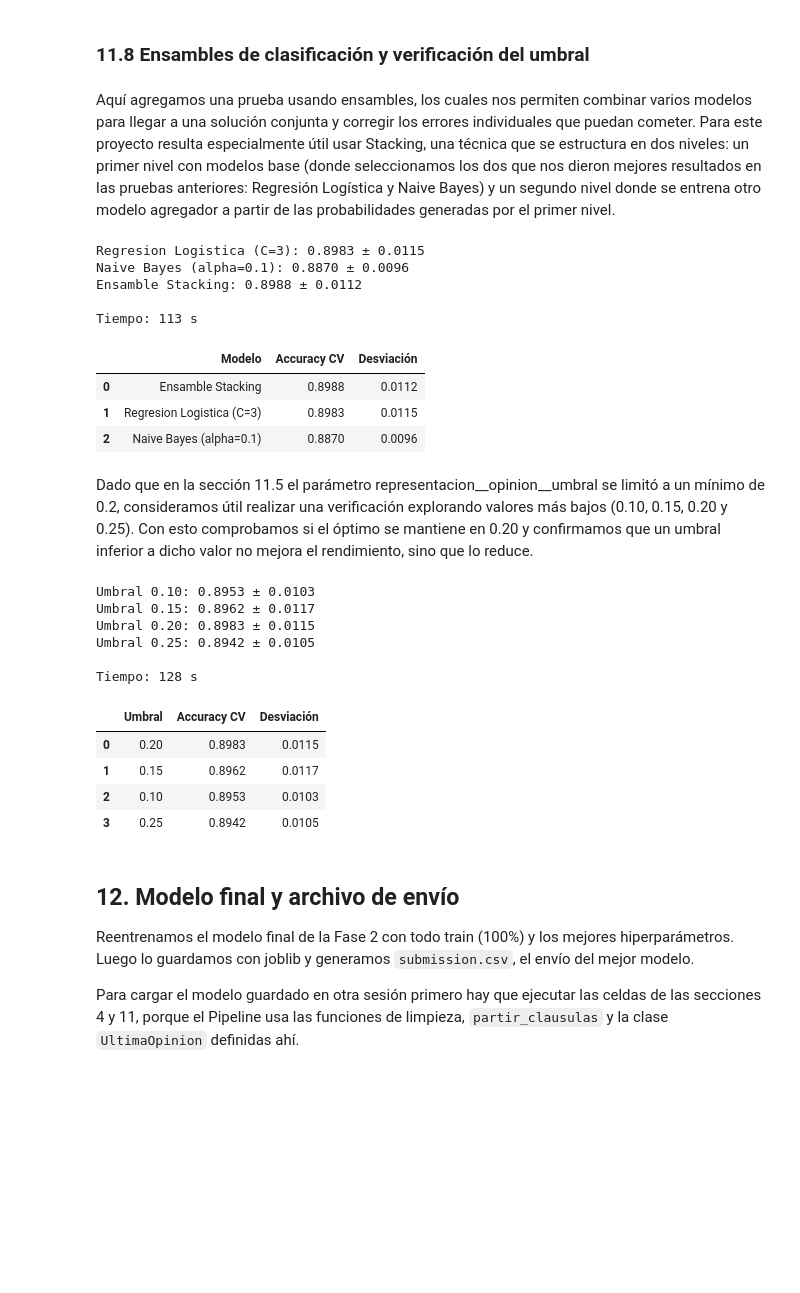
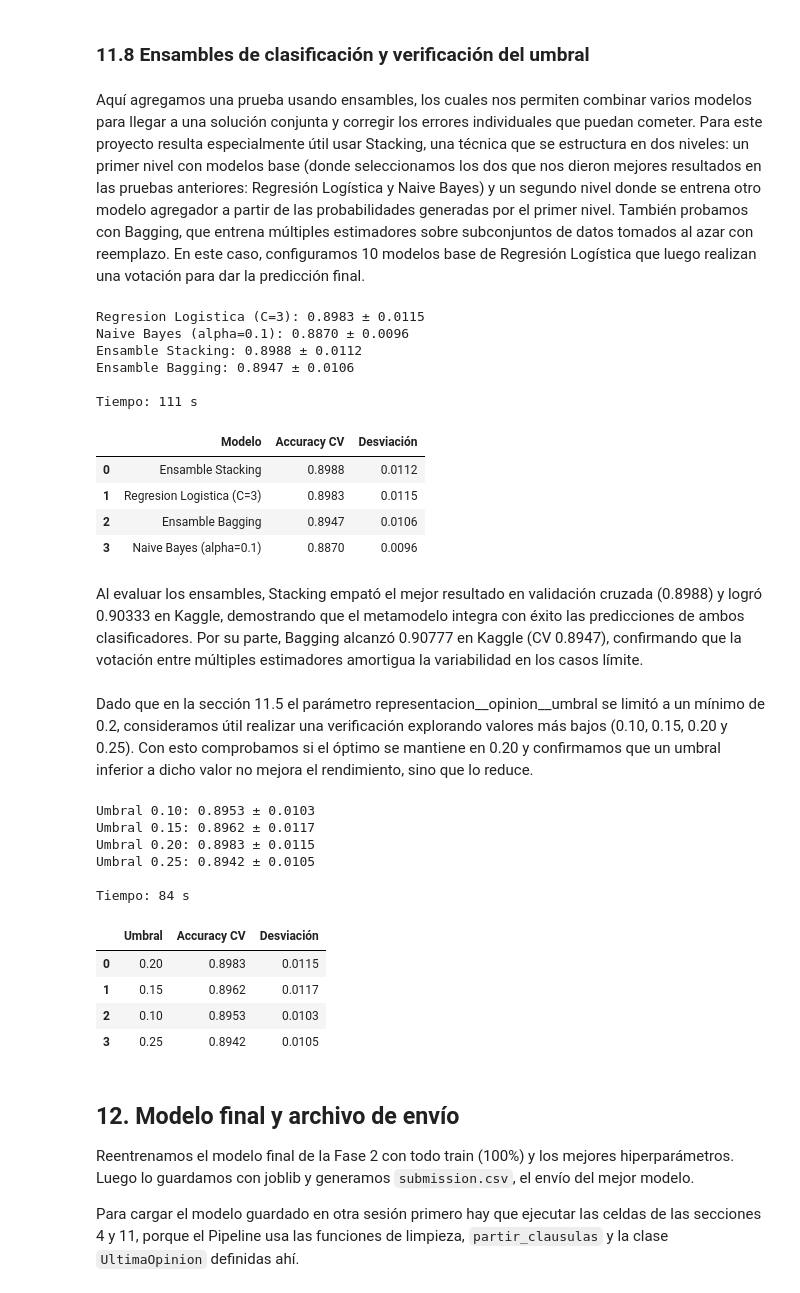
Before and after one commit to nreyl/ML-P1-G29, a Jupyter notebook: Proyecto_P1_G29.ipynb, the cells around one changed output. Saved outputs shown, nothing was run; the diff lists cells and outputs as text; code cells hidden in the pictures; blank space fills up the shorter version.

```diff
--- a/Proyecto_P1_G29.ipynb
+++ b/Proyecto_P1_G29.ipynb
@@ -1038,11 +1038,11 @@ Al revisar más errores encontramos varios casos con la misma estructura y etiqu
 # %% [markdown]
 ### 11.8 Ensambles de clasificación y verificación del umbral
 # %% [markdown]
-Aquí agregamos una prueba usando ensambles, los cuales nos permiten combinar varios modelos para llegar a una solución conjunta y corregir los errores individuales que puedan cometer. Para este proyecto resulta especialmente útil usar Stacking, una técnica que se estructura en dos niveles: un primer nivel con modelos base (donde seleccionamos los dos que nos dieron mejores resultados en las pruebas anteriores: Regresión Logística y Naive Bayes) y un segundo nivel donde se entrena otro modelo agregador a partir de las probabilidades generadas por el primer nivel.
+Aquí agregamos una prueba usando ensambles, los cuales nos permiten combinar varios modelos para llegar a una solución conjunta y corregir los errores individuales que puedan cometer. Para este proyecto resulta especialmente útil usar Stacking, una técnica que se estructura en dos niveles: un primer nivel con modelos base (donde seleccionamos los dos que nos dieron mejores resultados en las pruebas anteriores: Regresión Logística y Naive Bayes) y un segundo nivel donde se entrena otro modelo agregador a partir de las probabilidades generadas por el primer nivel. También probamos con Bagging, que entrena múltiples estimadores sobre subconjuntos de datos tomados al azar con reemplazo. En este caso, configuramos 10 modelos base de Regresión Logística que luego realizan una votación para dar la predicción final.
 # %%
-# Comparación de modelos y Ensamble Stacking sobre la Fase 2
+# Comparación de modelos y Ensambles (Stacking y Bagging) sobre la Fase 2
 
-from sklearn.ensemble import StackingClassifier
+from sklearn.ensemble import StackingClassifier, BaggingClassifier
 
 # Usamos la misma representación optimizada de la Fase 2
 pipeline_base = grid_final.best_estimator_
@@ -1057,35 +1057,44 @@ modelos_curso = {
         ],
         final_estimator=LogisticRegression(max_iter=5000),  # modelo de segundo nivel que decide finalmente
         cv=5
+    ),
+    'Ensamble Bagging': BaggingClassifier(
+        estimator=LogisticRegression(C=3, max_iter=5000),
+        n_estimators=10,
+        random_state=SEMILLA
     ),
 }
 
 resultados_modelos_fase2 = []
 inicio = time.time()
 
 for nombre, clf in modelos_curso.items():
     pipe_eval = clone(pipeline_base).set_params(modelo=clf)
     scores = cross_val_score(pipe_eval, X_train, y_train, cv=cv, scoring='accuracy', n_jobs=-1)
 
     resultados_modelos_fase2.append({
         'Modelo': nombre,
         'Accuracy CV': scores.mean(),
         'Desviación': scores.std(),
     })
     print(f'{nombre}: {scores.mean():.4f} ± {scores.std():.4f}')
 
 print(f'\nTiempo: {time.time() - inicio:.0f} s')
 pd.DataFrame(resultados_modelos_fase2).sort_values('Accuracy CV', ascending=False).reset_index(drop=True).round(4)
 # %% [output]
 Regresion Logistica (C=3): 0.8983 ± 0.0115
 Naive Bayes (alpha=0.1): 0.8870 ± 0.0096
 Ensamble Stacking: 0.8988 ± 0.0112
+Ensamble Bagging: 0.8947 ± 0.0106
 
-Tiempo: 113 s
+Tiempo: 111 s
 |  | Modelo | Accuracy CV | Desviación |
 | 0 | Ensamble Stacking | 0.8988 | 0.0112 |
 | 1 | Regresion Logistica (C=3) | 0.8983 | 0.0115 |
-| 2 | Naive Bayes (alpha=0.1) | 0.8870 | 0.0096 |
+| 2 | Ensamble Bagging | 0.8947 | 0.0106 |
+| 3 | Naive Bayes (alpha=0.1) | 0.8870 | 0.0096 |
+# %% [markdown]
+Al evaluar los ensambles, Stacking empató el mejor resultado en validación cruzada (0.8988) y logró 0.90333 en Kaggle, demostrando que el metamodelo integra con éxito las predicciones de ambos clasificadores. Por su parte, Bagging alcanzó 0.90777 en Kaggle (CV 0.8947), confirmando que la votación entre múltiples estimadores amortigua la variabilidad en los casos límite.
 # %% [markdown]
 Dado que en la sección 11.5 el parámetro representacion__opinion__umbral se limitó a un mínimo de 0.2, consideramos útil realizar una verificación explorando valores más bajos (0.10, 0.15, 0.20 y 0.25). Con esto comprobamos si el óptimo se mantiene en 0.20 y confirmamos que un umbral inferior a dicho valor no mejora el rendimiento, sino que lo reduce.
 # %%
@@ -1116,7 +1125,7 @@ Umbral 0.15: 0.8962 ± 0.0117
 Umbral 0.20: 0.8983 ± 0.0115
 Umbral 0.25: 0.8942 ± 0.0105
 
-Tiempo: 128 s
+Tiempo: 84 s
 |  | Umbral | Accuracy CV | Desviación |
 | 0 | 0.20 | 0.8983 | 0.0115 |
 | 1 | 0.15 | 0.8962 | 0.0117 |
```
Also changed, not shown: parts of 8 cells of this notebook.
